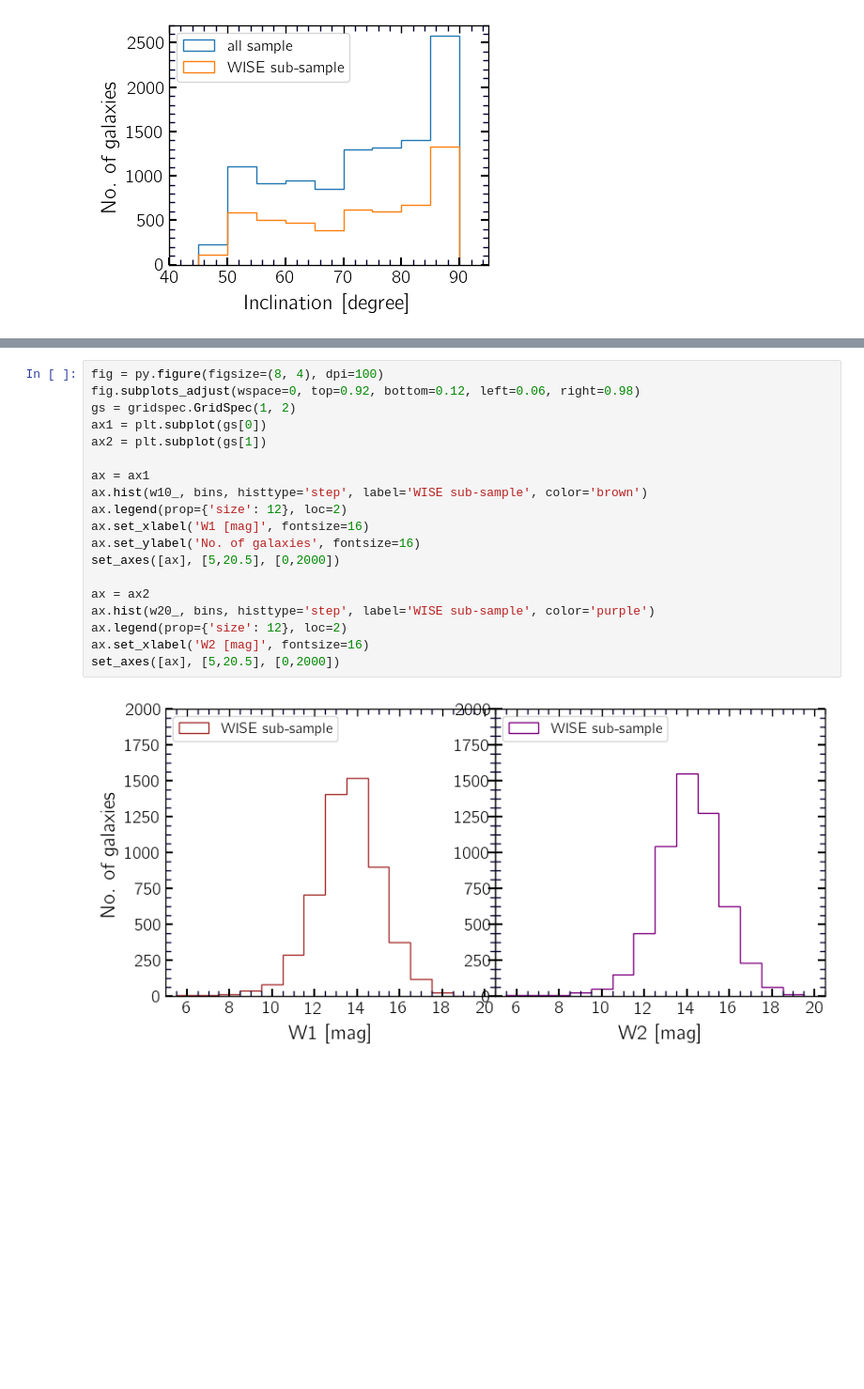
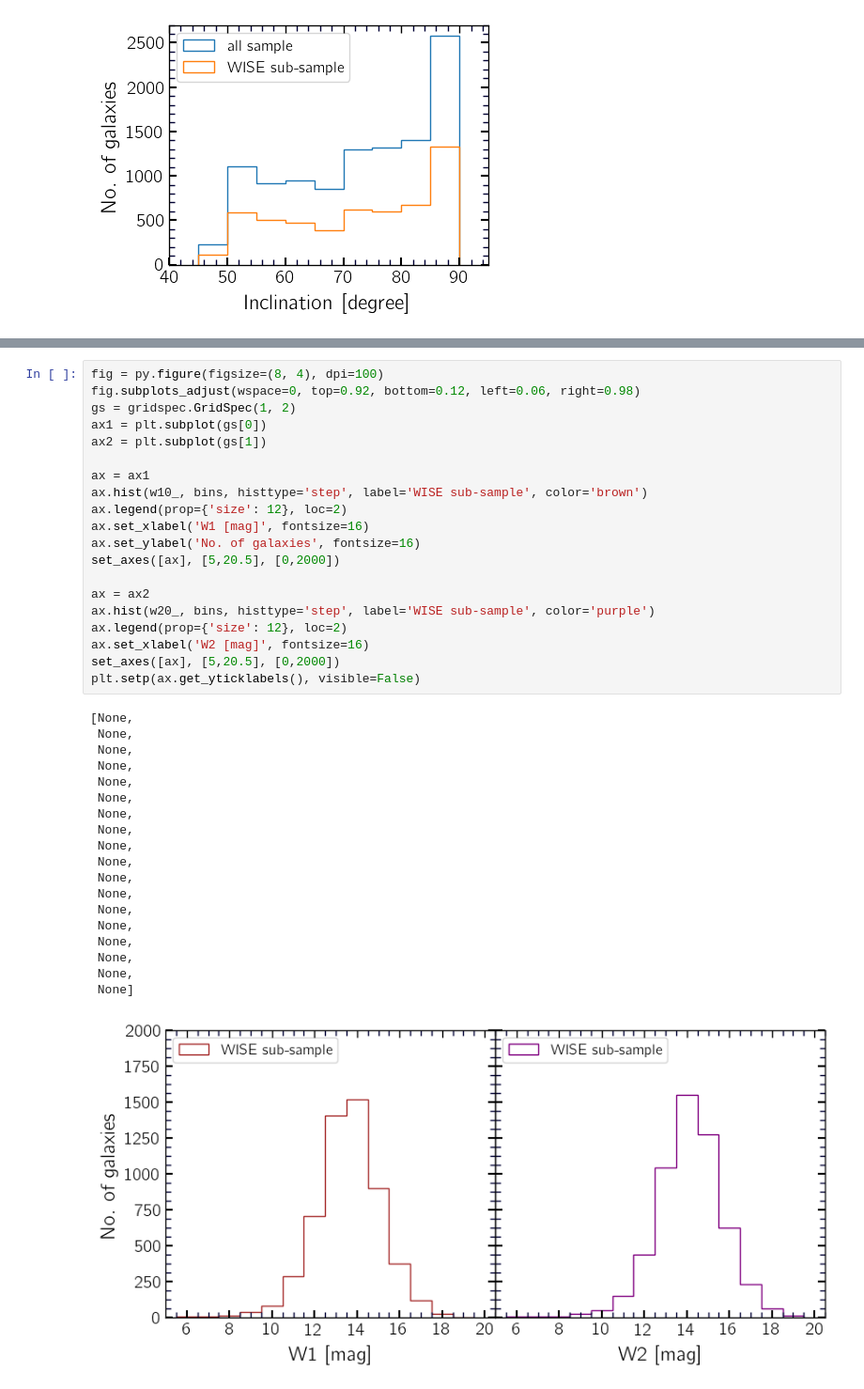
Before and after one commit to ekourkchi/TFcalibrators, a Jupyter notebook: Predictions_assessments.ipynb, the cells around one changed output, grey strips where cells are left out. Shown at 94% size. Drawn from its saved outputs; the diff is of its cells as text; blank space fills up the shorter version.

```diff
--- a/Predictions_assessments.ipynb
+++ b/Predictions_assessments.ipynb
@@ -814,21 +831,40 @@ set_axes([ax], [7.5,20.5], [0,3000])
 # %%
 fig = py.figure(figsize=(8, 4), dpi=100)
 fig.subplots_adjust(wspace=0, top=0.92, bottom=0.12, left=0.06, right=0.98)
 gs = gridspec.GridSpec(1, 2)
 ax1 = plt.subplot(gs[0])
 ax2 = plt.subplot(gs[1])
 
 ax = ax1
 ax.hist(w10_, bins, histtype='step', label='WISE sub-sample', color='brown')
 ax.legend(prop={'size': 12}, loc=2)
 ax.set_xlabel('W1 [mag]', fontsize=16)
 ax.set_ylabel('No. of galaxies', fontsize=16)
 set_axes([ax], [5,20.5], [0,2000])
 
 ax = ax2
 ax.hist(w20_, bins, histtype='step', label='WISE sub-sample', color='purple')
 ax.legend(prop={'size': 12}, loc=2)
 ax.set_xlabel('W2 [mag]', fontsize=16)
 set_axes([ax], [5,20.5], [0,2000])
+plt.setp(ax.get_yticklabels(), visible=False)
 # %% [output]
+[None,
+ None,
+ None,
+ None,
+ None,
+ None,
+ None,
+ None,
+ None,
+ None,
+ None,
+ None,
+ None,
+ None,
+ None,
+ None,
+ None,
+ None]
-[figure, old version]
+[figure, new version]
```
Also changed, not shown: parts of 3 cells of this notebook.
